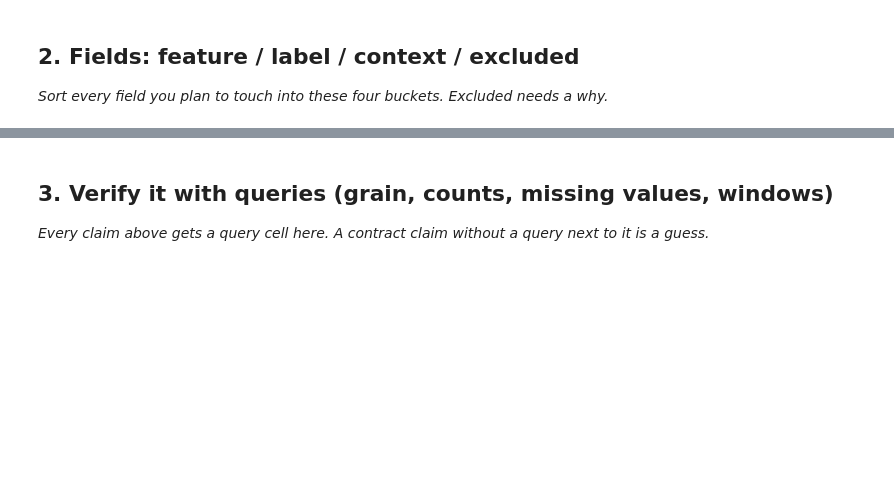
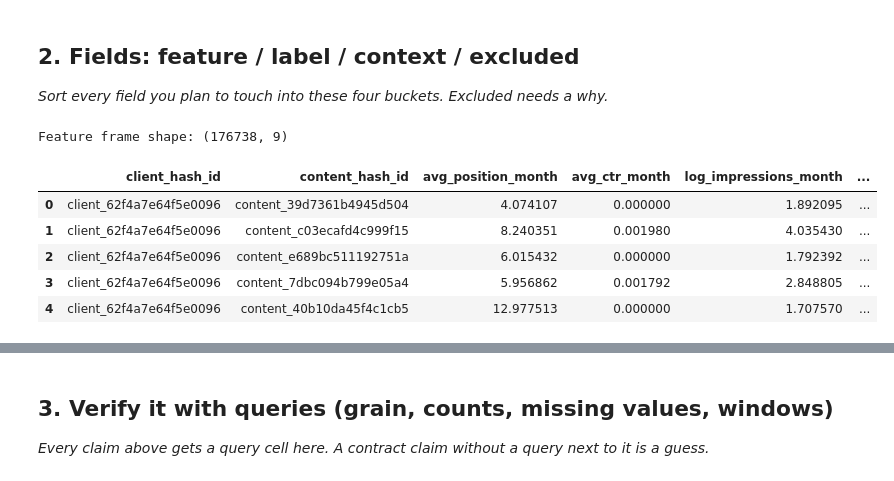
Before and after one commit to ksusmitha879-cyber/FlyrankStarter, a Jupyter notebook: work/notebooks/w03_data_contract.ipynb, the cells around one changed output, grey strips where cells are left out. Cells and saved outputs as stored; diff of their text form; code cells hidden in the pictures; blank space fills up the shorter version.

```diff
--- a/work/notebooks/w03_data_contract.ipynb
+++ b/work/notebooks/w03_data_contract.ipynb
@@ -15,0 +79,11 @@ This skeleton is yours to fill. Work the sections **in order** — each one has
+# %%
+# Connect DuckDB and authenticate to Hugging Face
+con = duckdb.connect()
+con.execute(f"CREATE SECRET hf_secret (TYPE huggingface, TOKEN '{HF_TOKEN}')")
+
+HF = "hf://datasets/FlyRank/internship-warehouse"
+FACT = f"{HF}/fact_content_daily_performance"
+DEV_MONTH = "2026-03"   # <-- development month; DO NOT change to 2026-06
+
+print(f"Connected. Dev month: {DEV_MONTH}")
+print("Sealed test month (2026-06) is not loaded in this notebook.")
@@ -22,0 +124,62 @@ This skeleton is yours to fill. Work the sections **in order** — each one has
+# %%
+# Aggregate daily rows to monthly page-level summary.
+# This is the unit at which the refresh decision is made:
+# once per month, per page.
+
+features_q = f"""
+SELECT
+    client_hash_id,
+    content_hash_id,
+
+    -- Feature 1: avg_position_month
+    -- Average Google Search position for this page across all days in the month.
+    -- Knowable at decision moment because: GSC data for past days is already
+    -- finalized; we query it at the end of the month before making any refresh call.
+    AVG(gsc_avg_position)            AS avg_position_month,
+
+    -- Feature 2: avg_ctr_month
+    -- Average CTR across the month.
+    -- Knowable at decision moment because: same GSC lag as position;
+    -- clicks and impressions are observed facts from the past.
+    AVG(CASE WHEN gsc_impressions > 0 THEN gsc_clicks * 1.0 / gsc_impressions ELSE 0 END) AS avg_ctr_month,
+
+    -- Feature 3: log_impressions_month
+    -- Log-scaled total impressions for the month.
+    -- Knowable at decision moment because: impressions are a past observation;
+    -- log scale handles the heavy right-tail of impression distributions.
+    LOG(SUM(gsc_impressions) + 1)    AS log_impressions_month,
+
+    -- Feature 4: ctr_volatility
+    -- Standard deviation of daily CTR within the month.
+    -- Knowable at decision moment because: computed entirely from
+    -- already-observed daily CTR values within the closed month window.
+    -- High volatility may signal inconsistent content relevance.
+    STDDEV(CASE WHEN gsc_impressions > 0 THEN gsc_clicks * 1.0 / gsc_impressions ELSE NULL END) AS ctr_volatility,
+
+    -- Feature 5: active_days_share
+    -- Fraction of days in the month where the page had at least 1 impression.
+    -- Knowable at decision moment because: this is a count of past days;
+    -- a page that goes dark mid-month may need attention.
+    SUM(CASE WHEN gsc_impressions > 0 THEN 1 ELSE 0 END)
+        / COUNT(*) * 1.0         AS active_days_share,
+
+    -- Proxy label components (computed here, label derived below)
+    AVG(gsc_impressions)             AS avg_impressions_day,
+    SUM(gsc_impressions)             AS total_impressions
+
+FROM read_parquet('{FACT}/month={DEV_MONTH}/*.parquet')
+WHERE gsc_data_available IS TRUE
+GROUP BY client_hash_id, content_hash_id
+"""
+
+feat_df = con.sql(features_q).df()
+print(f"Feature frame shape: {feat_df.shape}")
+feat_df.head()
+# %% [output]
+Feature frame shape: (176738, 9)
+|  | client_hash_id | content_hash_id | avg_position_month | avg_ctr_month | log_impressions_month | ... |
+| 0 | client_62f4a7e64f5e0096 | content_39d7361b4945d504 | 4.074107 | 0.000000 | 1.892095 | ... |
+| 1 | client_62f4a7e64f5e0096 | content_c03ecafd4c999f15 | 8.240351 | 0.001980 | 4.035430 | ... |
+| 2 | client_62f4a7e64f5e0096 | content_e689bc511192751a | 6.015432 | 0.000000 | 1.792392 | ... |
+| 3 | client_62f4a7e64f5e0096 | content_7dbc094b799e05a4 | 5.956862 | 0.001792 | 2.848805 | ... |
+| 4 | client_62f4a7e64f5e0096 | content_40b10da45f4c1cb5 | 12.977513 | 0.000000 | 1.707570 | ... |
```
Also changed, not shown: parts of 24 cells of this notebook.
